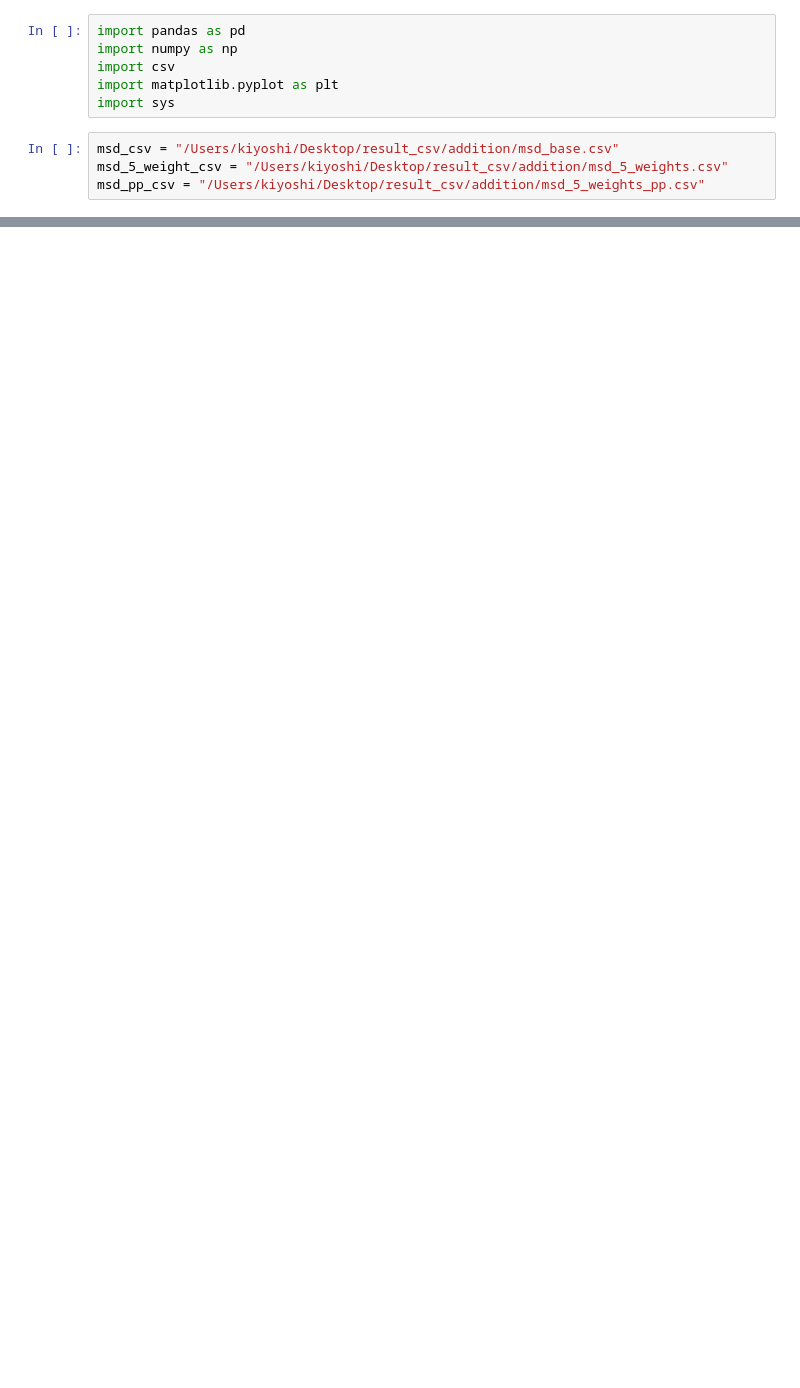
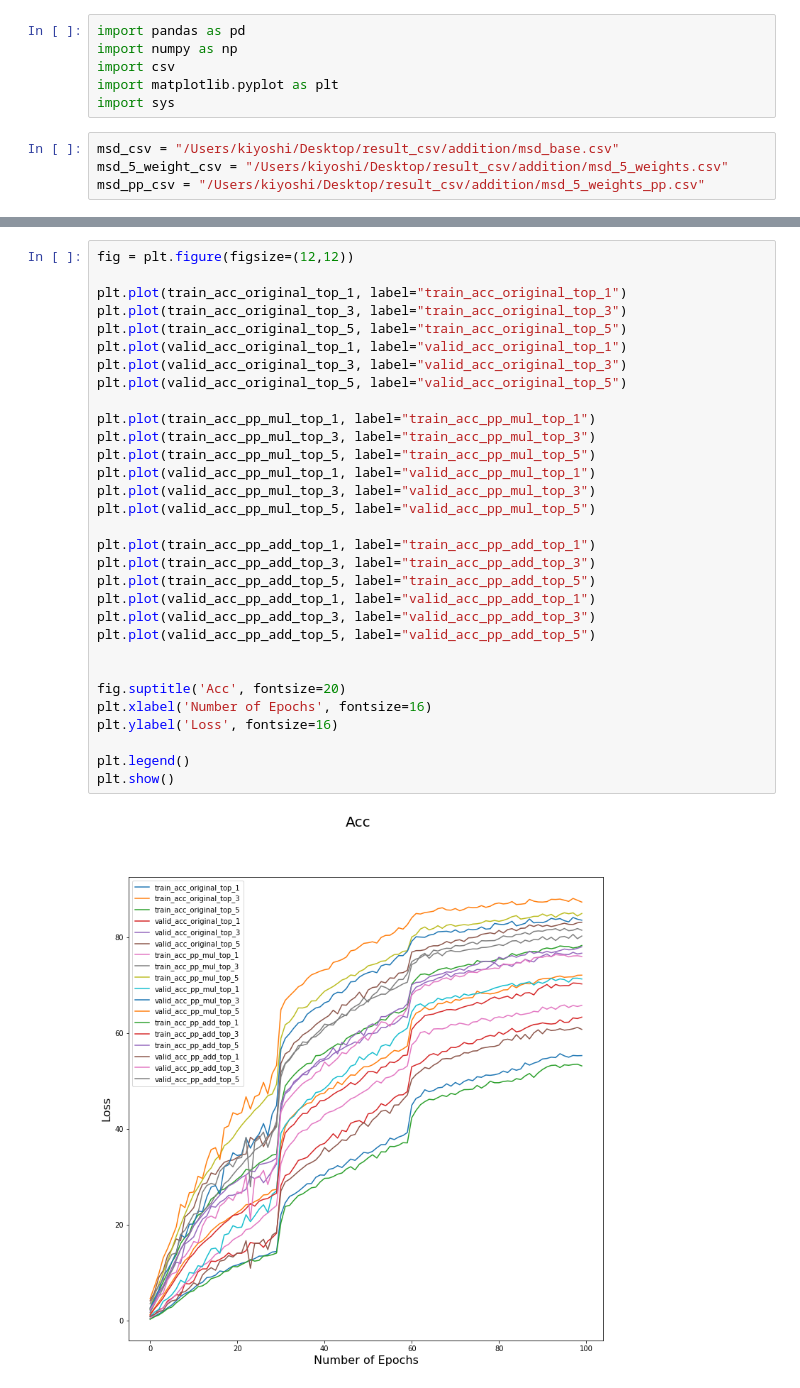
Before and after one commit to KiyoshiKAWASAKI/pami_osr, a Jupyter notebook: utils/plot_loss.ipynb, the cells around one changed output, grey strips where cells are left out. Saved outputs shown, nothing was run; the diff lists cells and outputs as text; blank space fills up the shorter version.

```diff
--- a/utils/plot_loss.ipynb
+++ b/utils/plot_loss.ipynb
@@ -32,0 +76,33 @@ Text(0.5, 0, 'Epoch')
+# %%
+fig = plt.figure(figsize=(12,12))
+
+plt.plot(train_acc_original_top_1, label="train_acc_original_top_1")
+plt.plot(train_acc_original_top_3, label="train_acc_original_top_3")
+plt.plot(train_acc_original_top_5, label="train_acc_original_top_5")
+plt.plot(valid_acc_original_top_1, label="valid_acc_original_top_1")
+plt.plot(valid_acc_original_top_3, label="valid_acc_original_top_3")
+plt.plot(valid_acc_original_top_5, label="valid_acc_original_top_5")
+
+plt.plot(train_acc_pp_mul_top_1, label="train_acc_pp_mul_top_1")
+plt.plot(train_acc_pp_mul_top_3, label="train_acc_pp_mul_top_3")
+plt.plot(train_acc_pp_mul_top_5, label="train_acc_pp_mul_top_5")
+plt.plot(valid_acc_pp_mul_top_1, label="valid_acc_pp_mul_top_1")
+plt.plot(valid_acc_pp_mul_top_3, label="valid_acc_pp_mul_top_3")
+plt.plot(valid_acc_pp_mul_top_5, label="valid_acc_pp_mul_top_5")
+
+plt.plot(train_acc_pp_add_top_1, label="train_acc_pp_add_top_1")
+plt.plot(train_acc_pp_add_top_3, label="train_acc_pp_add_top_3")
+plt.plot(train_acc_pp_add_top_5, label="train_acc_pp_add_top_5")
+plt.plot(valid_acc_pp_add_top_1, label="valid_acc_pp_add_top_1")
+plt.plot(valid_acc_pp_add_top_3, label="valid_acc_pp_add_top_3")
+plt.plot(valid_acc_pp_add_top_5, label="valid_acc_pp_add_top_5")
+
+
+fig.suptitle('Acc', fontsize=20)
+plt.xlabel('Number of Epochs', fontsize=16)
+plt.ylabel('Loss', fontsize=16)
+
+plt.legend()
+plt.show()
+# %% [output]
+[figure, added]
```
Also changed, not shown: parts of 7 cells of this notebook, 3 other files.
